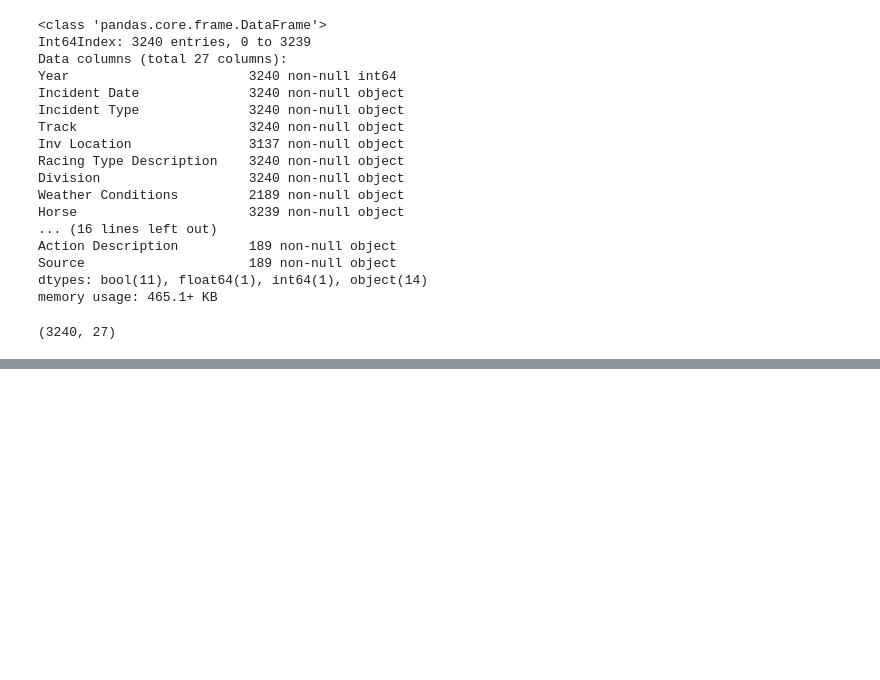
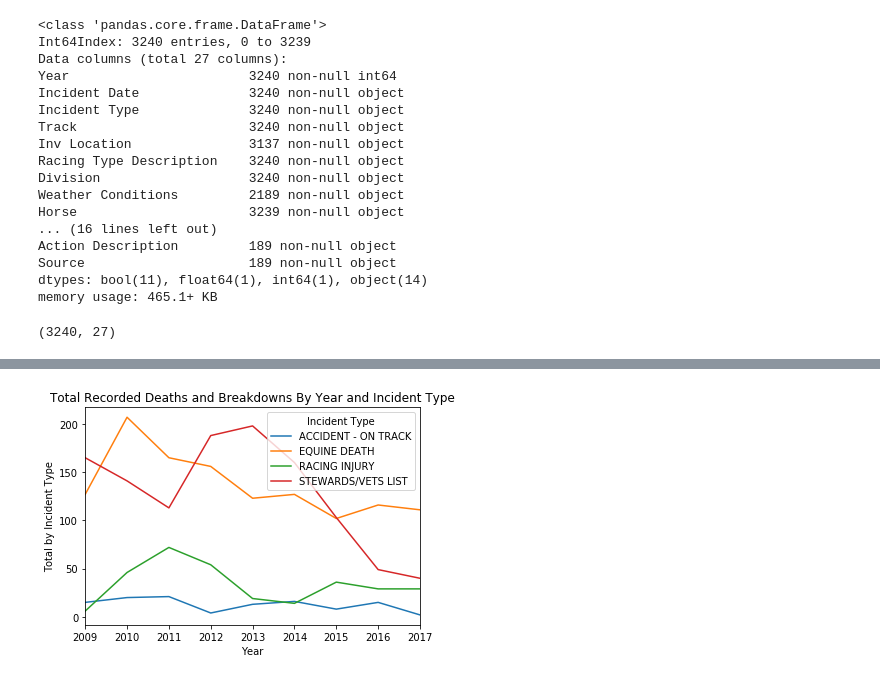
Before and after one commit to isabelvanzijl/Capstone-Project-1, a Jupyter notebook: Data_Storytelling.ipynb, the cells around one changed output, grey strips where cells are left out. Saved outputs shown, nothing was run; the diff lists cells and outputs as text; code cells hidden in the pictures; blank space fills up the shorter version.

```diff
--- a/Data_Storytelling.ipynb
+++ b/Data_Storytelling.ipynb
@@ -78,0 +119,21 @@ Name: Year, dtype: int64
+# %%
+# create pivot table of how many of each incident type occurred each year
+incidenttype_pivot = df.pivot_table(values='Incident Date', index='Year', columns='Incident Type', aggfunc='count')
+
+# remove some less populated columns for more clarity in our graph and discussion
+del incidenttype_pivot['ACCIDENT - DRIVER/JOCKEY']
+del incidenttype_pivot['ACCIDENT - IN STARTING GATE']
+del incidenttype_pivot['ACCIDENT - TAGGED SULKY']
+del incidenttype_pivot['DRIVER/JOCKEY INJURED']
+del incidenttype_pivot['EQUINE DEATH - INFECTIOUS DISEASE']
+del incidenttype_pivot['FALL OF HORSE']
+del incidenttype_pivot['FALL OF RIDER']
+
+# plot the above pivot table
+incidenttype_pivot.plot(kind='line')
+plt.xlabel('Year')
+plt.ylabel('Total by Incident Type')
+plt.title('Total Recorded Deaths and Breakdowns By Year and Incident Type')
+plt.show()
+# %% [output]
+[figure, added]
```
Also changed, not shown: parts of 24 cells of this notebook.
